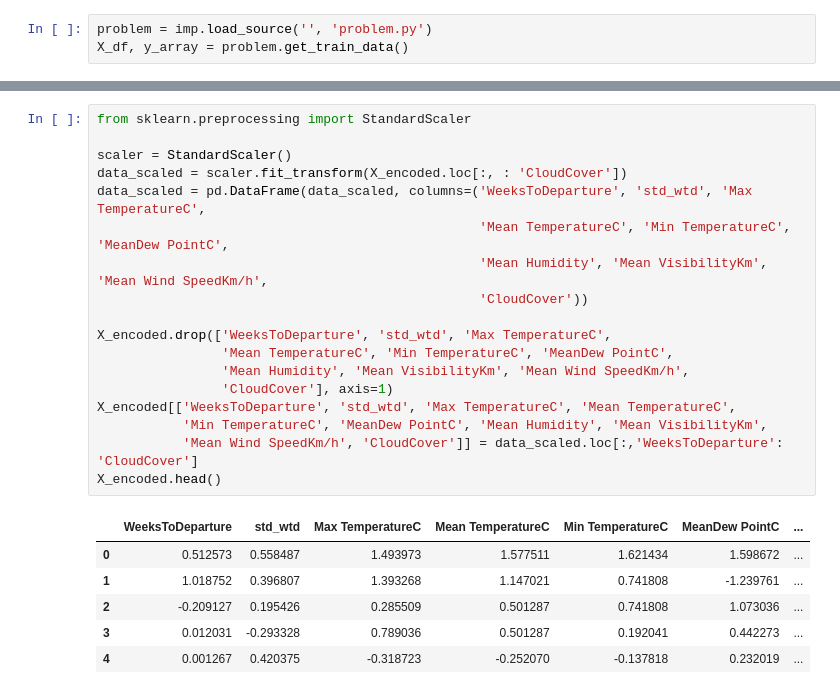
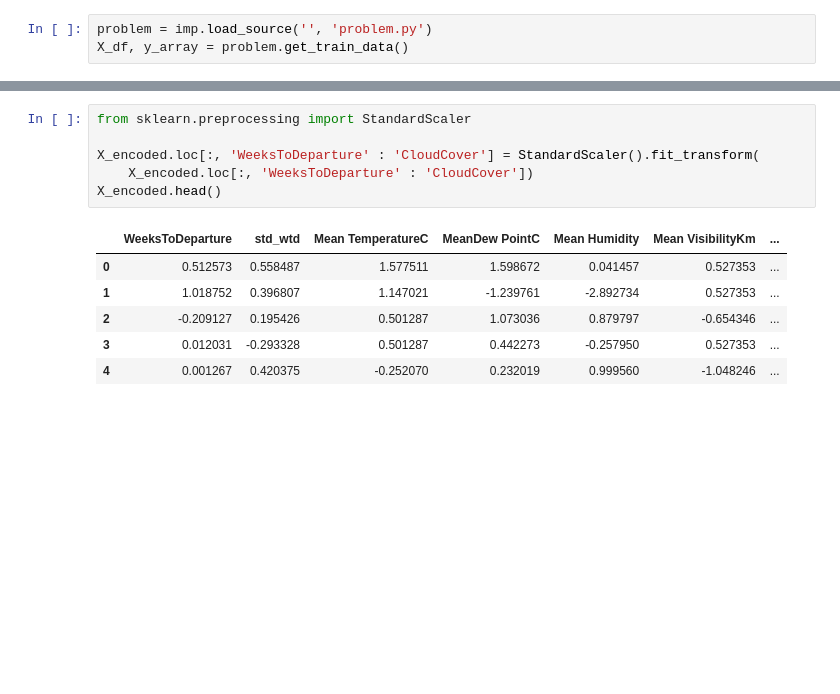
Before and after one commit to AdrienToulouse/Predicting_air_traffic, a Jupyter notebook: Polo's feature_extractors.ipynb, the cells around one changed output, grey strips where cells are left out. Cells and saved outputs as stored; diff of their text form; blank space fills up the shorter version.

```diff
--- a/Polo's feature_extractors.ipynb
+++ b/Polo's feature_extractors.ipynb
@@ -62,28 +59,16 @@ X_encoded.head()
-# %%
-from sklearn.preprocessing import StandardScaler
-
-scaler = StandardScaler()
-data_scaled = scaler.fit_transform(X_encoded.loc[:, : 'CloudCover'])
-data_scaled = pd.DataFrame(data_scaled, columns=('WeeksToDeparture', 'std_wtd', 'Max TemperatureC',
-                                                 'Mean TemperatureC', 'Min TemperatureC', 'MeanDew PointC',
-                                                 'Mean Humidity', 'Mean VisibilityKm', 'Mean Wind SpeedKm/h',
-                                                 'CloudCover'))
-
-X_encoded.drop(['WeeksToDeparture', 'std_wtd', 'Max TemperatureC',
-                'Mean TemperatureC', 'Min TemperatureC', 'MeanDew PointC',
-                'Mean Humidity', 'Mean VisibilityKm', 'Mean Wind SpeedKm/h',
-                'CloudCover'], axis=1)
-X_encoded[['WeeksToDeparture', 'std_wtd', 'Max TemperatureC', 'Mean TemperatureC',
-           'Min TemperatureC', 'MeanDew PointC', 'Mean Humidity', 'Mean VisibilityKm',
-           'Mean Wind SpeedKm/h', 'CloudCover']] = data_scaled.loc[:,'WeeksToDeparture': 'CloudCover']
-X_encoded.head()
-# %% [output]
-|  | WeeksToDeparture | std_wtd | Max TemperatureC | Mean TemperatureC | Min TemperatureC | MeanDew PointC | ... |
-| 0 | 0.512573 | 0.558487 | 1.493973 | 1.577511 | 1.621434 | 1.598672 | ... |
-| 1 | 1.018752 | 0.396807 | 1.393268 | 1.147021 | 0.741808 | -1.239761 | ... |
-| 2 | -0.209127 | 0.195426 | 0.285509 | 0.501287 | 0.741808 | 1.073036 | ... |
-| 3 | 0.012031 | -0.293328 | 0.789036 | 0.501287 | 0.192041 | 0.442273 | ... |
-| 4 | 0.001267 | 0.420375 | -0.318723 | -0.252070 | -0.137818 | 0.232019 | ... |
+# %%
+from sklearn.preprocessing import StandardScaler
+
+X_encoded.loc[:, 'WeeksToDeparture' : 'CloudCover'] = StandardScaler().fit_transform(
+    X_encoded.loc[:, 'WeeksToDeparture' : 'CloudCover'])
+X_encoded.head()
+# %% [output]
+|  | WeeksToDeparture | std_wtd | Mean TemperatureC | MeanDew PointC | Mean Humidity | Mean VisibilityKm | ... |
+| 0 | 0.512573 | 0.558487 | 1.577511 | 1.598672 | 0.041457 | 0.527353 | ... |
+| 1 | 1.018752 | 0.396807 | 1.147021 | -1.239761 | -2.892734 | 0.527353 | ... |
+| 2 | -0.209127 | 0.195426 | 0.501287 | 1.073036 | 0.879797 | -0.654346 | ... |
+| 3 | 0.012031 | -0.293328 | 0.501287 | 0.442273 | -0.257950 | 0.527353 | ... |
+| 4 | 0.001267 | 0.420375 | -0.252070 | 0.232019 | 0.999560 | -1.048246 | ... |
 # %%
 import pandas as pd
 import os
```
Also changed, not shown: parts of 3 cells of this notebook, 5 other files.
